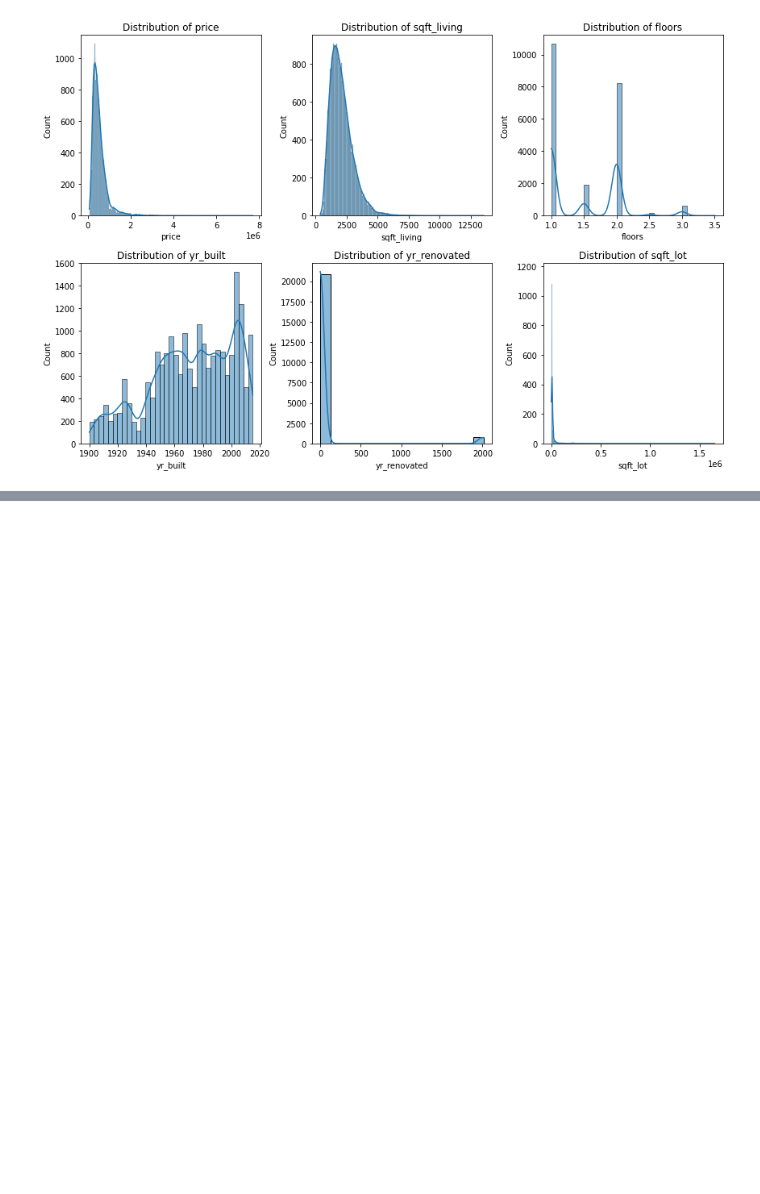
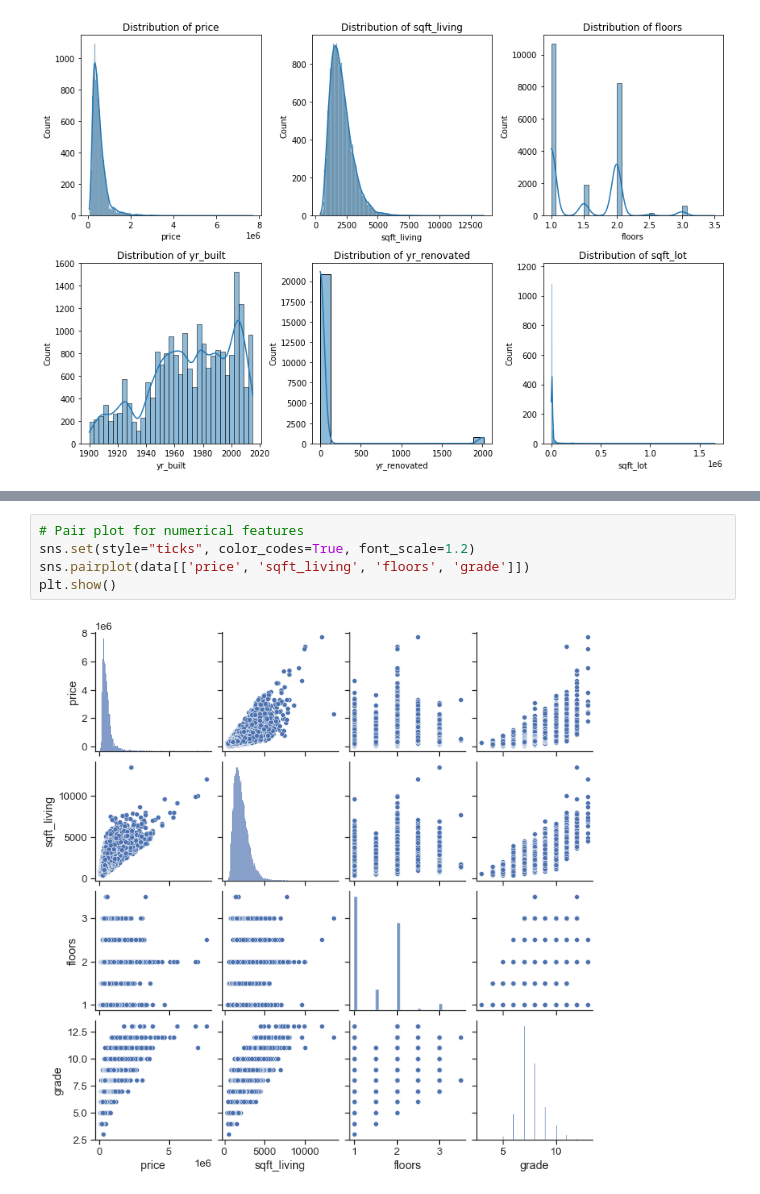
Before and after one commit to NamaembaSilali/Modelling-project, a Jupyter notebook: index.ipynb, the cells around one changed output, grey strips where cells are left out. Saved outputs shown, nothing was run; the diff lists cells and outputs as text; blank space fills up the shorter version.

```diff
--- a/index.ipynb
+++ b/index.ipynb
@@ -211,0 +221,7 @@ plt.show()
+# %%
+# Pair plot for numerical features
+sns.set(style="ticks", color_codes=True, font_scale=1.2)
+sns.pairplot(data[['price', 'sqft_living', 'floors', 'grade']])
+plt.show()
+# %% [output]
+[figure, added]
```
Also changed, not shown: parts of 4 cells of this notebook.
